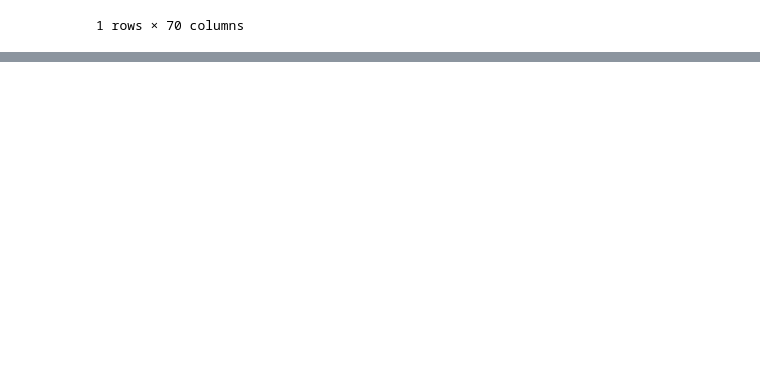
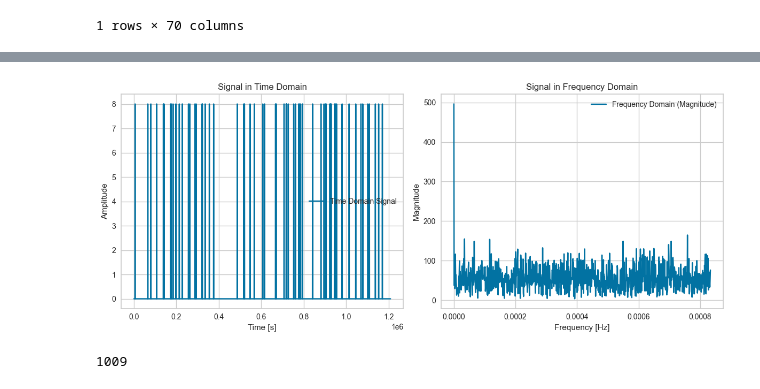
Before and after one commit to JoeZhao527/cl-bricks, a Jupyter notebook: notebooks/data_check.ipynb, the cells around one changed output, grey strips where cells are left out. Drawn from its saved outputs; the diff is of its cells as text; code cells hidden in the pictures; blank space fills up the shorter version.

```diff
--- a/notebooks/data_check.ipynb
+++ b/notebooks/data_check.ipynb
@@ -91,0 +179,44 @@ features_df_2
+# %%
+# Compute the Discrete Fourier Transform of the signal
+X = np.fft.fft(x)
+
+# Compute the frequency bins
+freqs = np.fft.fftfreq(len(x), d=1/fs)
+# %%
+# Calculate the magnitude of the FFT
+X_magnitude = np.abs(X)
+
+# Only keep the positive half of frequencies and magnitudes
+# (for real signals, the FFT is symmetric about zero frequency)
+half_n = len(x) // 2
+freqs_pos = freqs[:half_n]
+X_magnitude_pos = X_magnitude[:half_n]
+
+# Plot time-domain signal
+plt.figure(figsize=(12, 5))
+
+plt.subplot(1, 2, 1)
+plt.plot(t, x, label='Time Domain Signal')
+plt.xlabel('Time [s]')
+plt.ylabel('Amplitude')
+plt.title('Signal in Time Domain')
+plt.legend()
+plt.grid(True)
+
+# Plot frequency-domain signal
+plt.subplot(1, 2, 2)
+plt.plot(freqs_pos, X_magnitude_pos, label='Frequency Domain (Magnitude)')
+plt.xlabel('Frequency [Hz]')
+plt.ylabel('Magnitude')
+plt.title('Signal in Frequency Domain')
+plt.legend()
+plt.grid(True)
+
+plt.tight_layout()
+plt.show()
+# %% [output]
+[figure, added]
+# %%
+len(freqs_pos)
+# %% [output]
+1009
```
Also changed, not shown: parts of 7 cells of this notebook, 31 other files.
